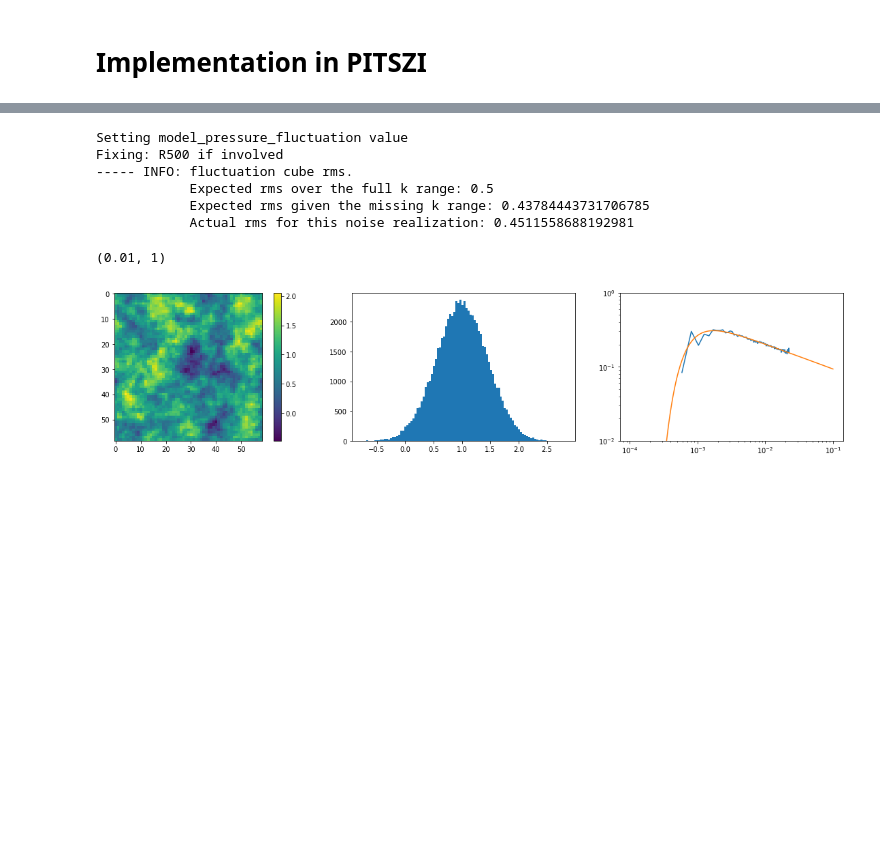
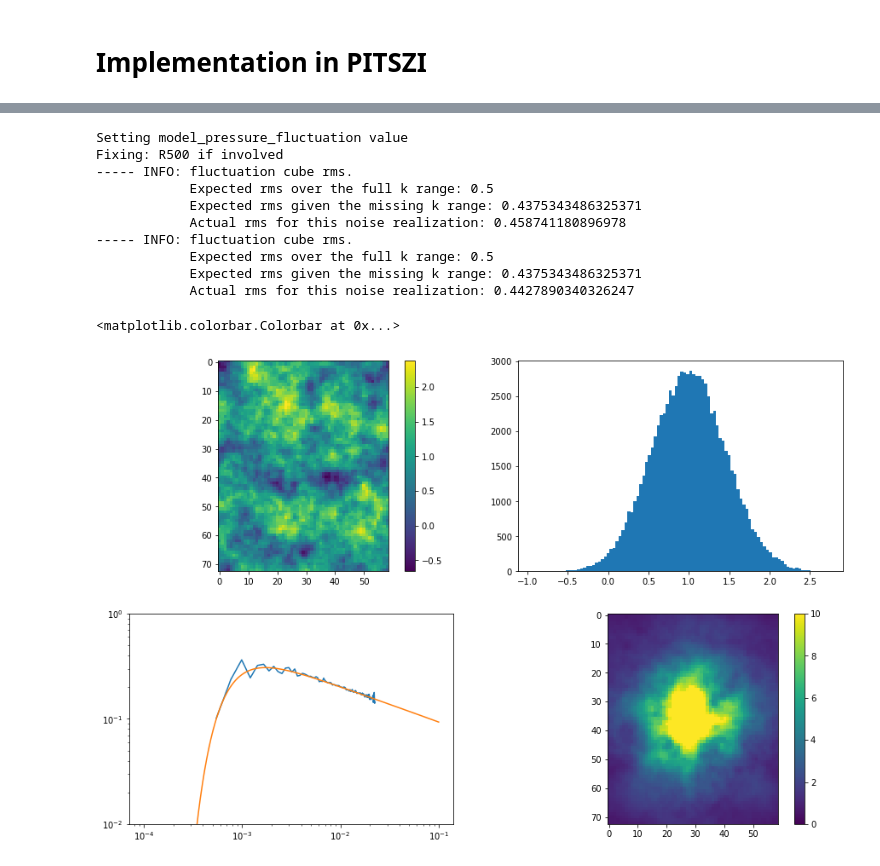
Before and after one commit to remi-adam/pitszi, a Jupyter notebook: notebook/pitszi_dev_lognormal_field_from_pk.ipynb, the cells around one changed output, grey strips where cells are left out. Cells and saved outputs as stored; diff of their text form; code cells hidden in the pictures; blank space fills up the shorter version.

Commit message:
lognormal SZ images

```diff
--- a/notebook/pitszi_dev_lognormal_field_from_pk.ipynb
+++ b/notebook/pitszi_dev_lognormal_field_from_pk.ipynb
@@ -531,7 +531,7 @@ plt.plot(kout, np.mean(pkout_mc, axis=0) / np.mean(pkoutln_mc, axis=0))
 c = pitszi.Model(redshift=0.5, M500=1e15*u.Msun)
 c.los_reso  = 100*u.kpc
 c.los_size  = 2*u.Mpc
-c.map_fov = 5*u.arcmin
+c.map_fov = [5, 6]*u.arcmin
 c.map_reso = 5*u.arcsec
 
 _,_,_, reso_proj, _, reso_los = c.get_3dgrid()
@@ -557,36 +557,43 @@ Setting: map_header to None, as map properties are now set by hand
 # %%
 c.model_pressure_fluctuation = {'name': 'CutoffPowerLaw',
                                 'statistics':'gaussian',
                                 'Norm': 0.5,
                                 'slope': -11/3.0,
                                 'Linj': 1*u.Mpc,
                                 'Ldis': 1*u.kpc}
 
 c._model_pressure_fluctuation
 
 p_cube = c.get_pressure_cube_fluctuation()+1
 k, pk = pitszi.utils_pk.extract_pk3d(p_cube, reso_proj, reso_los, Nbin=100)
 
-plt.figure(0, figsize=(20,4))
-plt.subplot(1,3,1)
+plt.figure(0, figsize=(15,10))
+plt.subplot(2,2,1)
 plt.imshow(p_cube[0,:,:])
 plt.colorbar()
-plt.subplot(1,3,2)
+plt.subplot(2,2,2)
 plt.hist(p_cube.flatten(), bins=100)
-plt.subplot(1,3,3)
+plt.subplot(2,2,3)
 plt.loglog(k, np.sqrt(4*np.pi*k**3*pk))
 kin, pkin = c.get_pressure_fluctuation_spectrum()
 plt.loglog(kin.to_value('kpc-1'), np.sqrt(4*np.pi*kin**3*pkin).to_value(''))
 plt.ylim(1e-2,1)
+plt.subplot(2,2,4)
+plt.imshow(c.get_sz_map()*1e5, vmin=0, vmax=10)
+plt.colorbar()
 # %% [output]
 Setting model_pressure_fluctuation value
 Fixing: R500 if involved
 ----- INFO: fluctuation cube rms.
             Expected rms over the full k range: 0.5
-            Expected rms given the missing k range: 0.43784443731706785
-            Actual rms for this noise realization: 0.4511558688192981
+            Expected rms given the missing k range: 0.4375343486325371
+            Actual rms for this noise realization: 0.458741180896978
+----- INFO: fluctuation cube rms.
+            Expected rms over the full k range: 0.5
+            Expected rms given the missing k range: 0.4375343486325371
+            Actual rms for this noise realization: 0.4427890340326247
-(0.01, 1)
+<matplotlib.colorbar.Colorbar at 0x...>
-[figure, old version]
+[figure, new version]
 # %%
 c.model_pressure_fluctuation = {'name': 'CutoffPowerLaw',
                                 'statistics':'lognormal',
```
Also changed, not shown: parts of 1 cell of this notebook.
